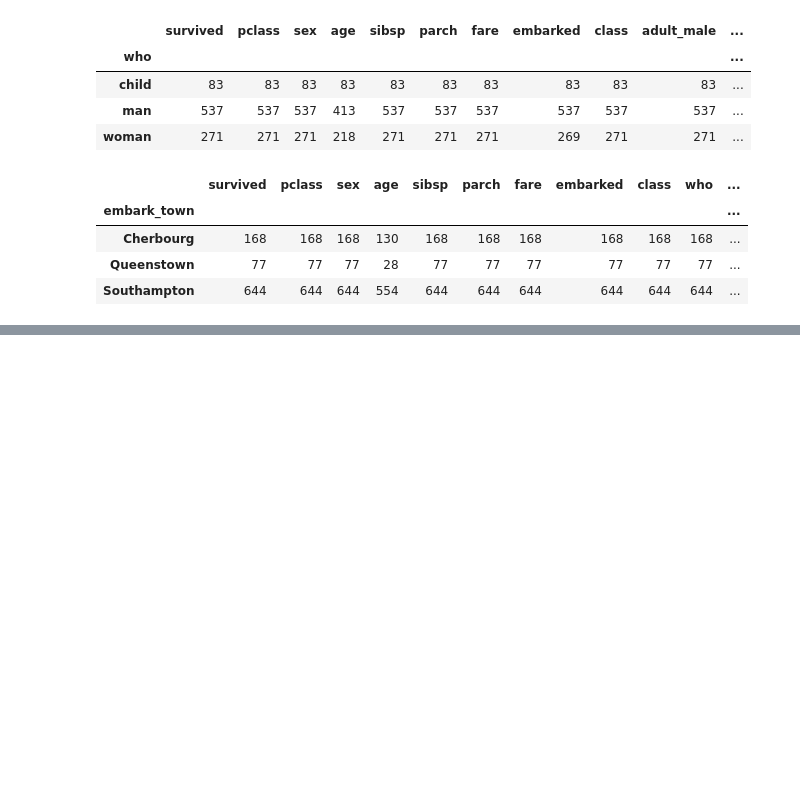
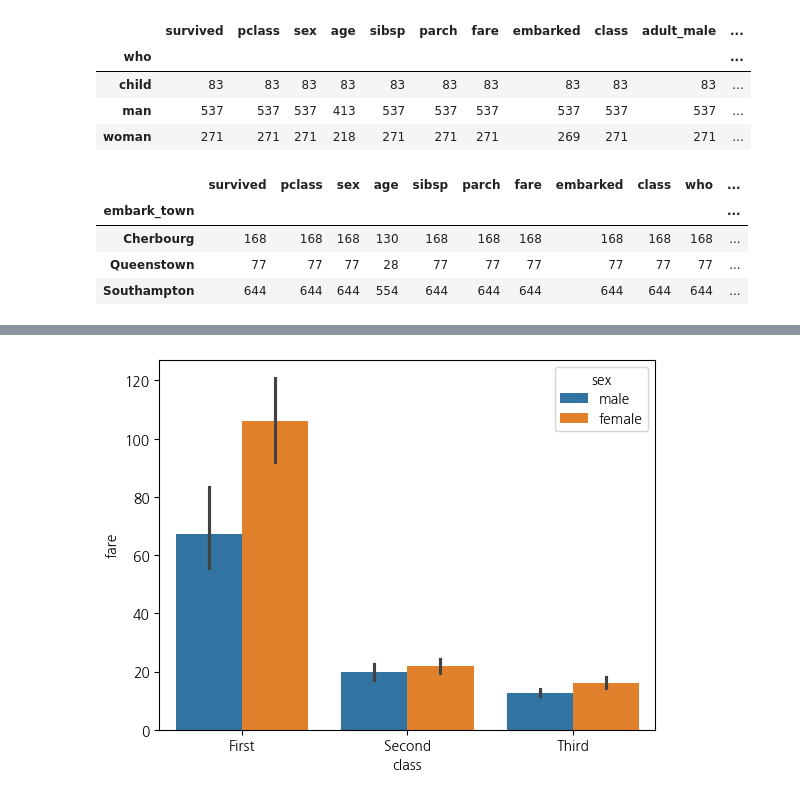
Before and after one commit to jw13k/2024-1-my-BDA, a Jupyter notebook: inclass/02w_0319_tue_dataframe_basic.ipynb, the cells around one changed output, grey strips where cells are left out. Saved outputs shown, nothing was run; the diff lists cells and outputs as text; code cells hidden in the pictures; blank space fills up the shorter version.

```diff
--- a/inclass/02w_0319_tue_dataframe_basic.ipynb
+++ b/inclass/02w_0319_tue_dataframe_basic.ipynb
@@ -273,0 +304,4 @@ titanic.groupby("embark_town").count()
+# %%
+sns.barplot(titanic, x="class", y ="fare", hue="sex"); #높이: 평균
+# %% [output]
+[figure, added]
```
Also changed, not shown: parts of 53 cells of this notebook.
